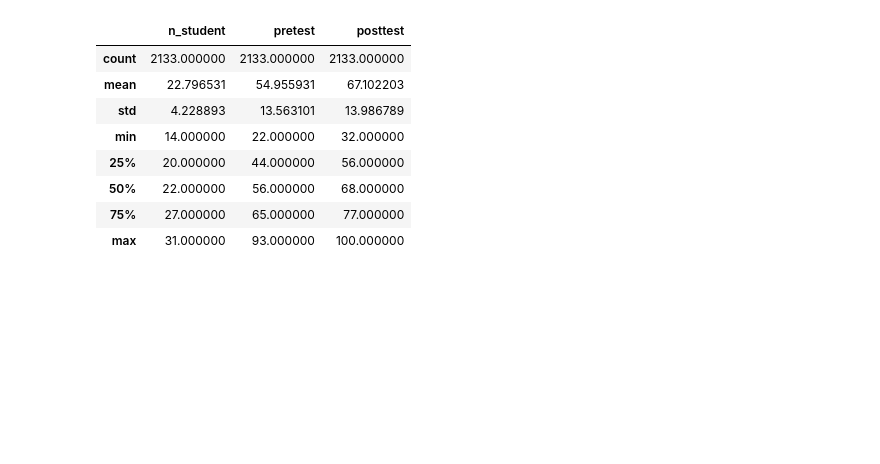
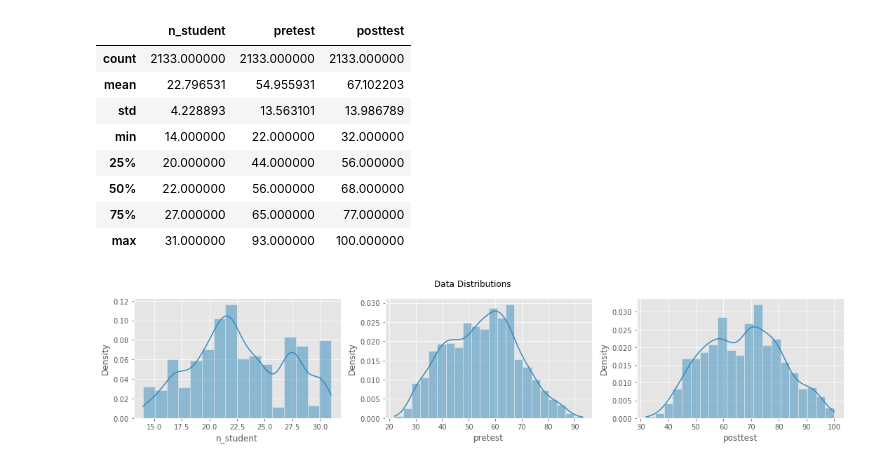
Before and after one commit to Matt88Ac/ModernStatistics_Final, a Jupyter notebook: Test_Scores.ipynb, the cells around one changed output. Drawn from its saved outputs; the diff is of its cells as text; code cells hidden in the pictures; blank space fills up the shorter version.

```diff
--- a/Test_Scores.ipynb
+++ b/Test_Scores.ipynb
@@ -85,3 +85,13 @@ df.describe()
 | 50% | 22.000000 | 56.000000 | 68.000000 |
 | 75% | 27.000000 | 65.000000 | 77.000000 |
 | max | 31.000000 | 93.000000 | 100.000000 |
+# %%
+plt.figure(figsize=(15, 6))
+plt.suptitle('Data Distributions')
+for i, c in enumerate(['n_student', 'pretest', 'posttest']):
+    plt.subplot(2, 3, i+1)
+    sns.histplot(data=df, x=c, kde=True, stat='density', ax=plt.gca())
+plt.tight_layout()
+plt.show()
+# %% [output]
+[figure, added]
```
Also changed, not shown: parts of 1 cell of this notebook.
